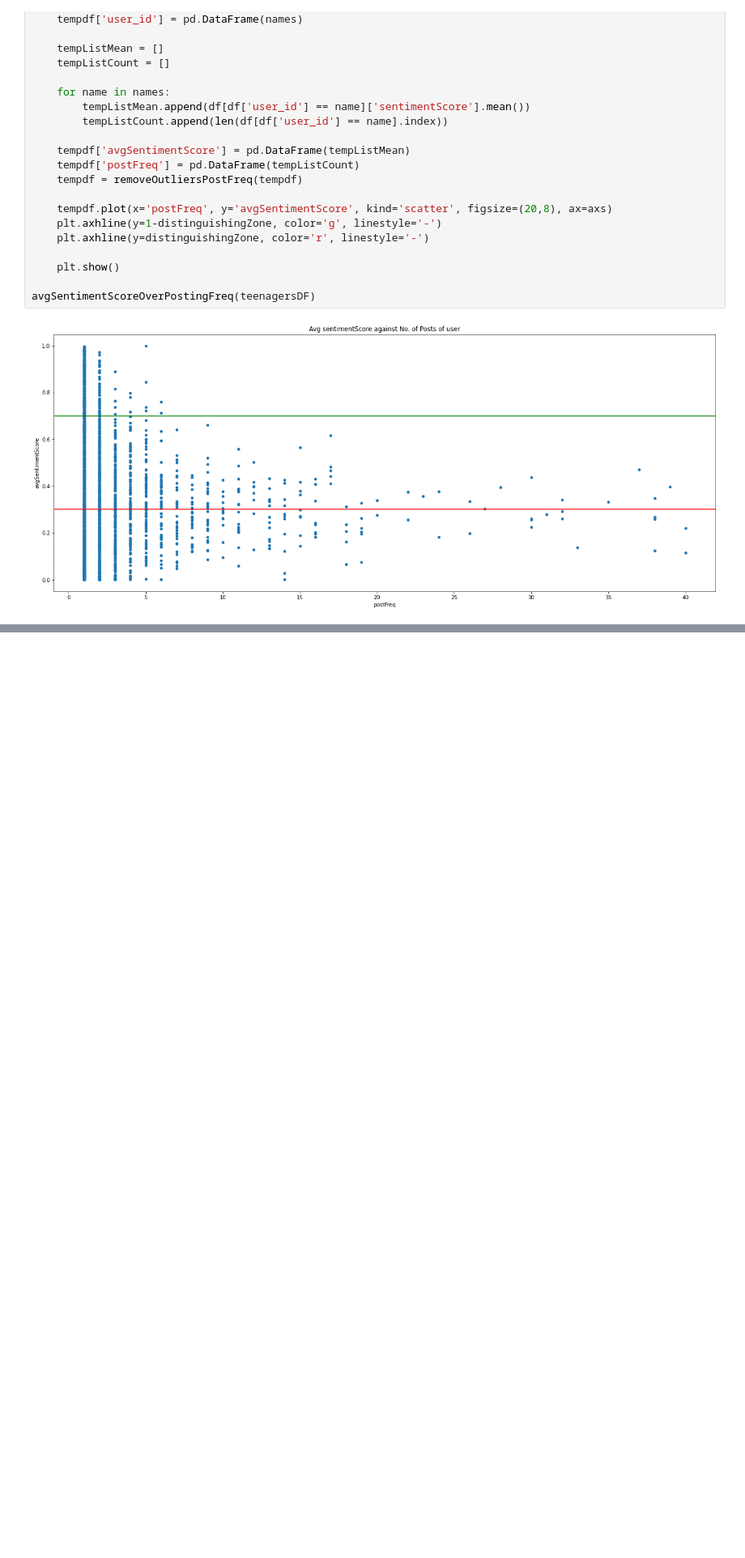
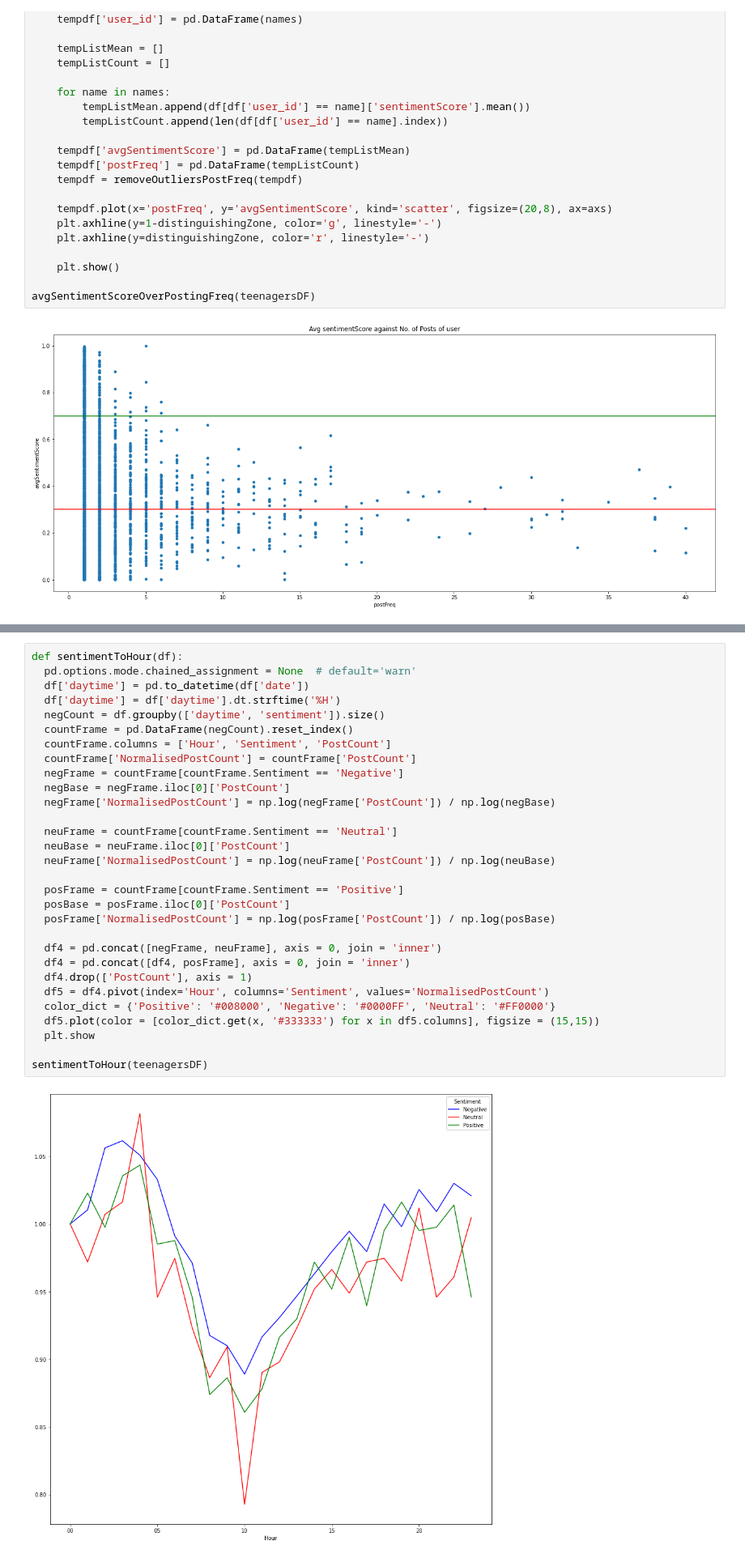
Before and after one commit to yipjunkai/1015_proj, a Jupyter notebook: analysis.ipynb, the cells around one changed output, grey strips where cells are left out. Shown at 81% size. Cells and saved outputs as stored; diff of their text form; blank space fills up the shorter version.

```diff
--- a/analysis.ipynb
+++ b/analysis.ipynb
@@ -339,3 +347,35 @@ def sentimentToHour(df):
 sentimentToHour(teenagersDF)
 # %% [output]
 [figure]
+# %%
+def sentimentToHour(df):
+  pd.options.mode.chained_assignment = None  # default='warn'
+  df['daytime'] = pd.to_datetime(df['date'])
+  df['daytime'] = df['daytime'].dt.strftime('%H')
+  negCount = df.groupby(['daytime', 'sentiment']).size()
+  countFrame = pd.DataFrame(negCount).reset_index()
+  countFrame.columns = ['Hour', 'Sentiment', 'PostCount']
+  countFrame['NormalisedPostCount'] = countFrame['PostCount']
+  negFrame = countFrame[countFrame.Sentiment == 'Negative']
+  negBase = negFrame.iloc[0]['PostCount']
+  negFrame['NormalisedPostCount'] = np.log(negFrame['PostCount']) / np.log(negBase)
+
+  neuFrame = countFrame[countFrame.Sentiment == 'Neutral']
+  neuBase = neuFrame.iloc[0]['PostCount']
+  neuFrame['NormalisedPostCount'] = np.log(neuFrame['PostCount']) / np.log(neuBase)
+
+  posFrame = countFrame[countFrame.Sentiment == 'Positive']
+  posBase = posFrame.iloc[0]['PostCount']
+  posFrame['NormalisedPostCount'] = np.log(posFrame['PostCount']) / np.log(posBase)
+
+  df4 = pd.concat([negFrame, neuFrame], axis = 0, join = 'inner')
+  df4 = pd.concat([df4, posFrame], axis = 0, join = 'inner')
+  df4.drop(['PostCount'], axis = 1)
+  df5 = df4.pivot(index='Hour', columns='Sentiment', values='NormalisedPostCount')
+  color_dict = {'Positive': '#008000', 'Negative': '#0000FF', 'Neutral': '#FF0000'}
+  df5.plot(color = [color_dict.get(x, '#333333') for x in df5.columns], figsize = (15,15))
+  plt.show
+
+sentimentToHour(teenagersDF)
+# %% [output]
+[figure, added]
```
Also changed, not shown: parts of 4 cells of this notebook.
